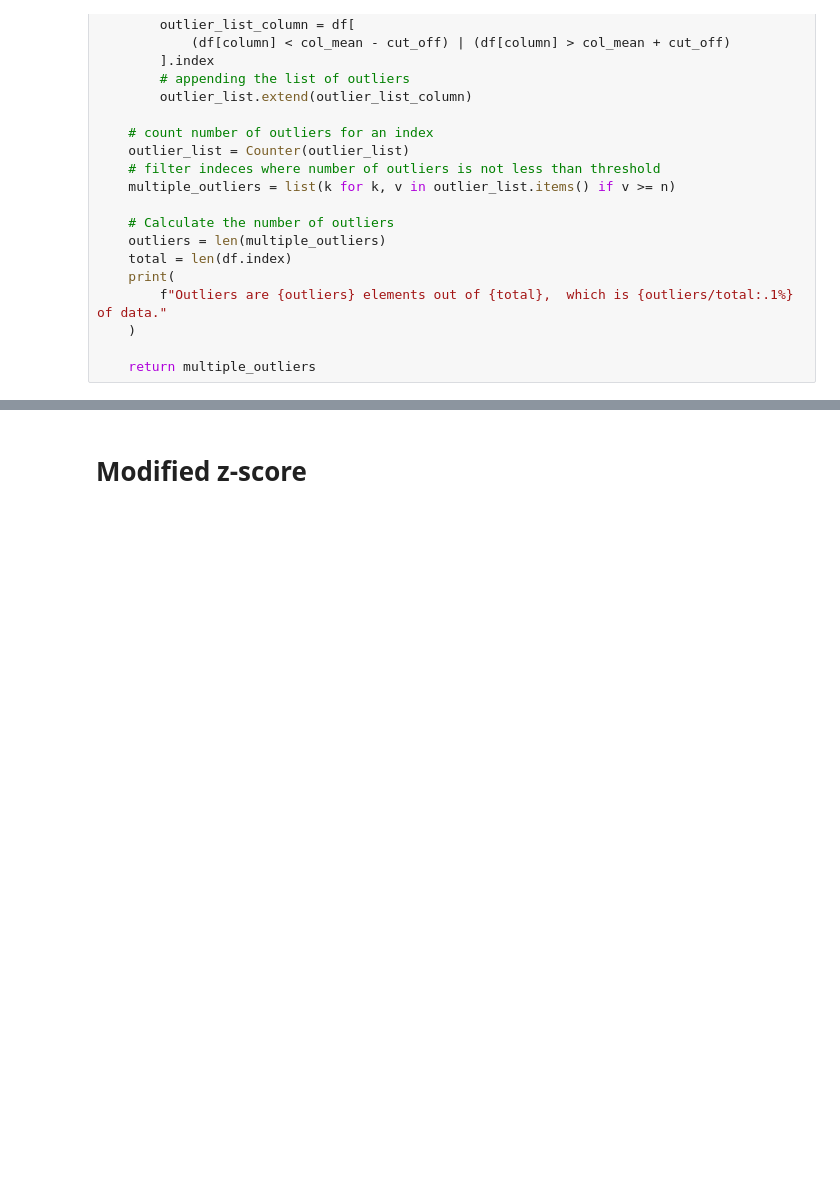
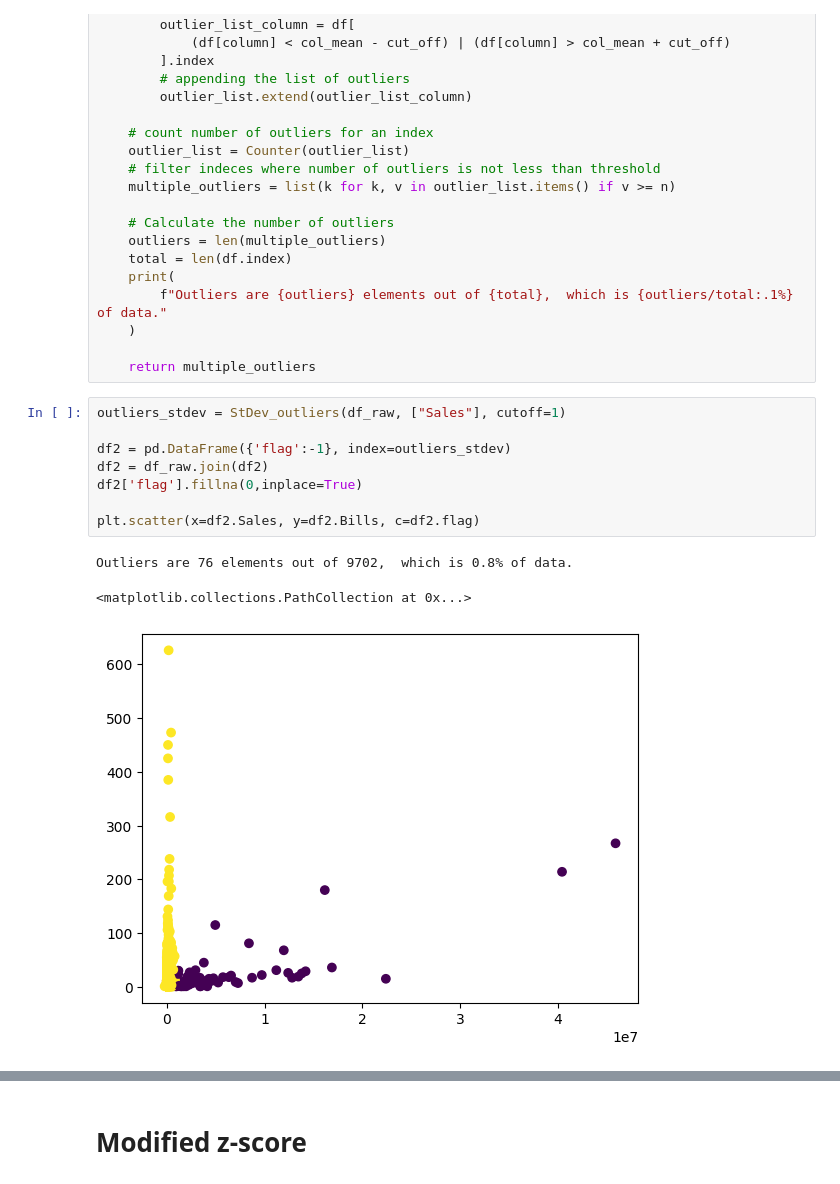
Before and after one commit to mcleroj/Python, a Jupyter notebook: outliers_detection.ipynb, the cells around one changed output, grey strips where cells are left out. Saved outputs shown, nothing was run; the diff lists cells and outputs as text; blank space fills up the shorter version.

```diff
--- a/outliers_detection.ipynb
+++ b/outliers_detection.ipynb
@@ -169,4 +168,16 @@ def StDev_outliers(df, features, n=1, cutoff=3):
     )
 
     return multiple_outliers
+# %%
+outliers_stdev = StDev_outliers(df_raw, ["Sales"], cutoff=1)
+
+df2 = pd.DataFrame({'flag':-1}, index=outliers_stdev)
+df2 = df_raw.join(df2)
+df2['flag'].fillna(0,inplace=True)
+
+plt.scatter(x=df2.Sales, y=df2.Bills, c=df2.flag)
+# %% [output]
+Outliers are 76 elements out of 9702,  which is 0.8% of data.
+<matplotlib.collections.PathCollection at 0x...>
+[figure, added]
 # %%
```
Also changed, not shown: parts of 9 cells of this notebook, 1 other file.
